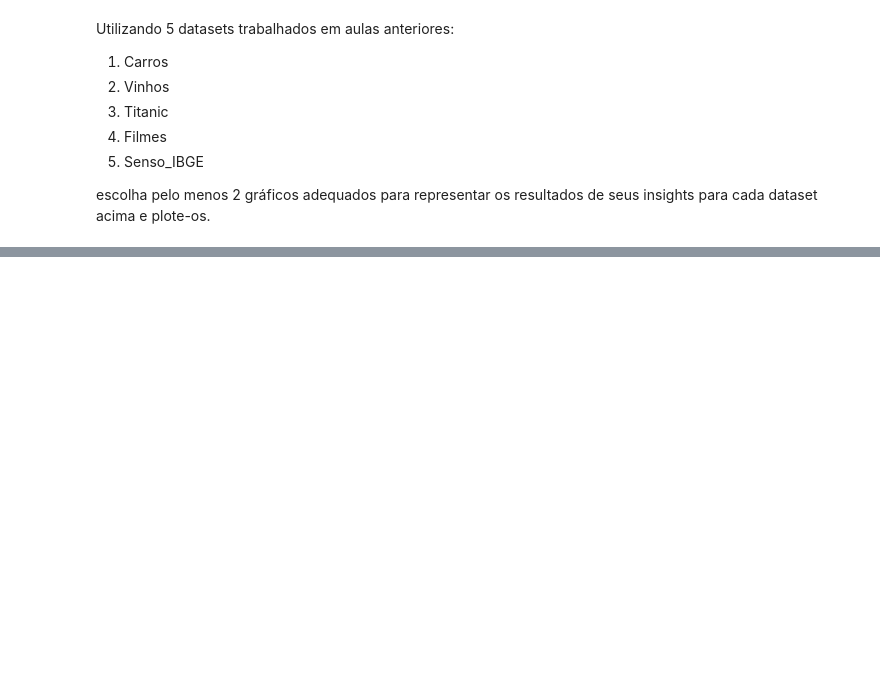
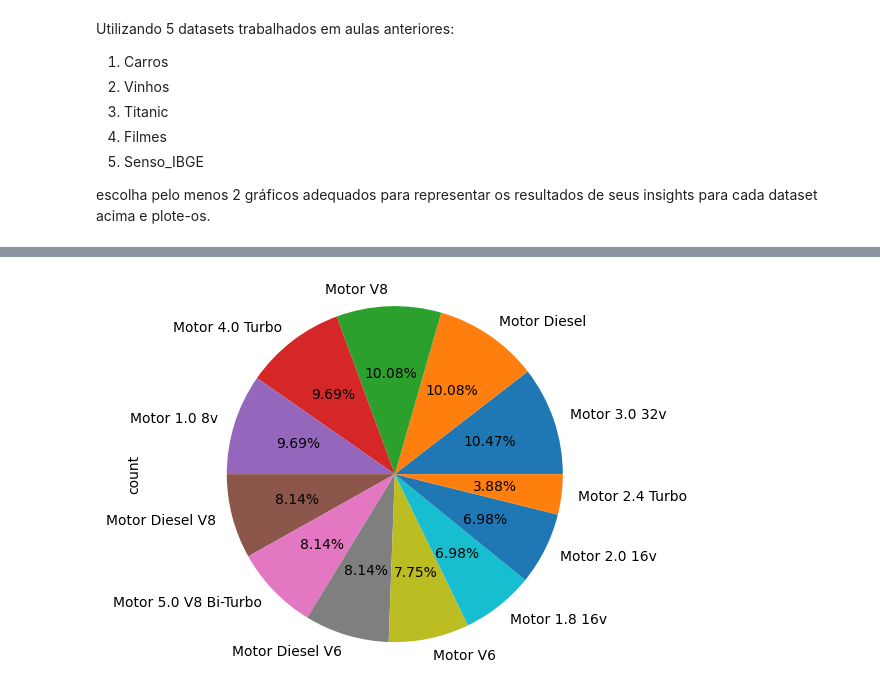
Before and after one commit to nwldo/Analise_de_dados, a Jupyter notebook: Atividade - Gráficos/carros.ipynb, the cells around one changed output, grey strips where cells are left out. Drawn from its saved outputs; the diff is of its cells as text; code cells hidden in the pictures; blank space fills up the shorter version.

Commit message:
Atualização da Atividade - Gráficos

```diff
--- a/Atividade - Gráficos/carros.ipynb
+++ b/Atividade - Gráficos/carros.ipynb
@@ -41,0 +35,3 @@ plt.show()
+# %%
+#Retirando os valores NaN
+df.fillna(0, inplace = False)
@@ -41,0 +52,5 @@ plt.show()
+# %%
+df.Motor.value_counts().plot(kind='pie', autopct='%.2f%%')
+plt.axis('equal');  # Para deixar o gráfico redondo
+# %% [output]
+[figure, added]
```
Also changed, not shown: parts of 10 cells of this notebook, 3 other files.
